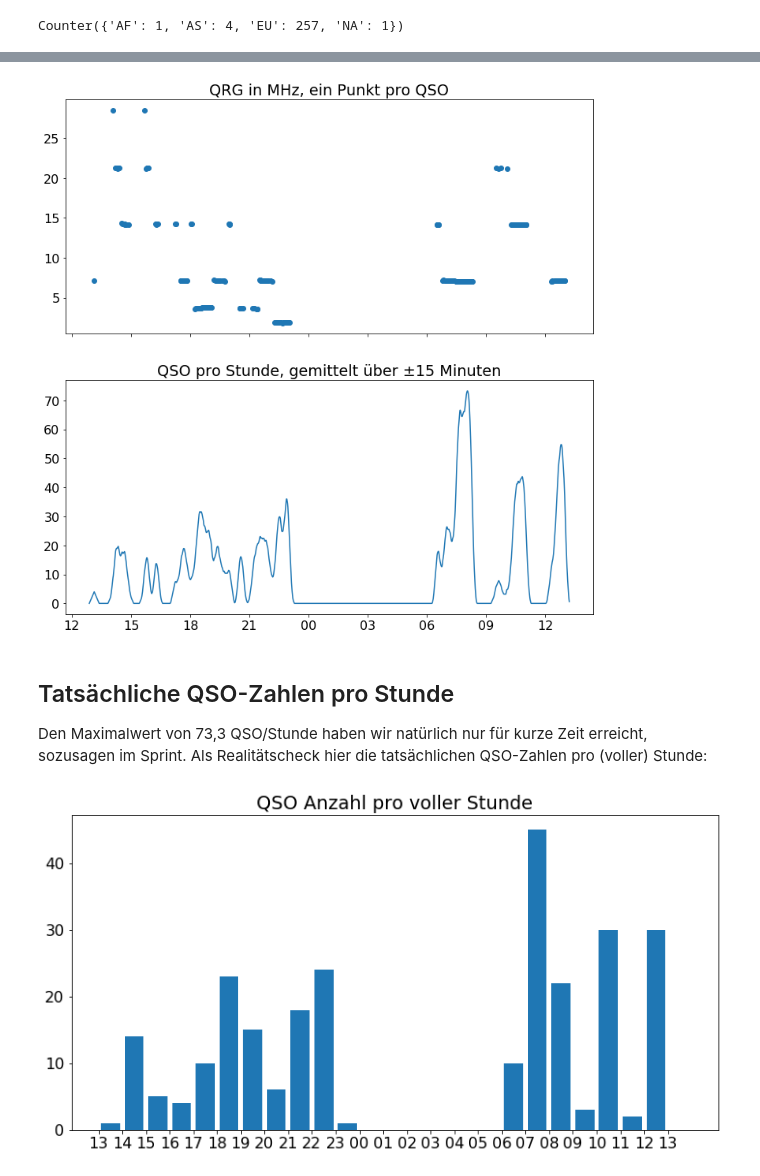
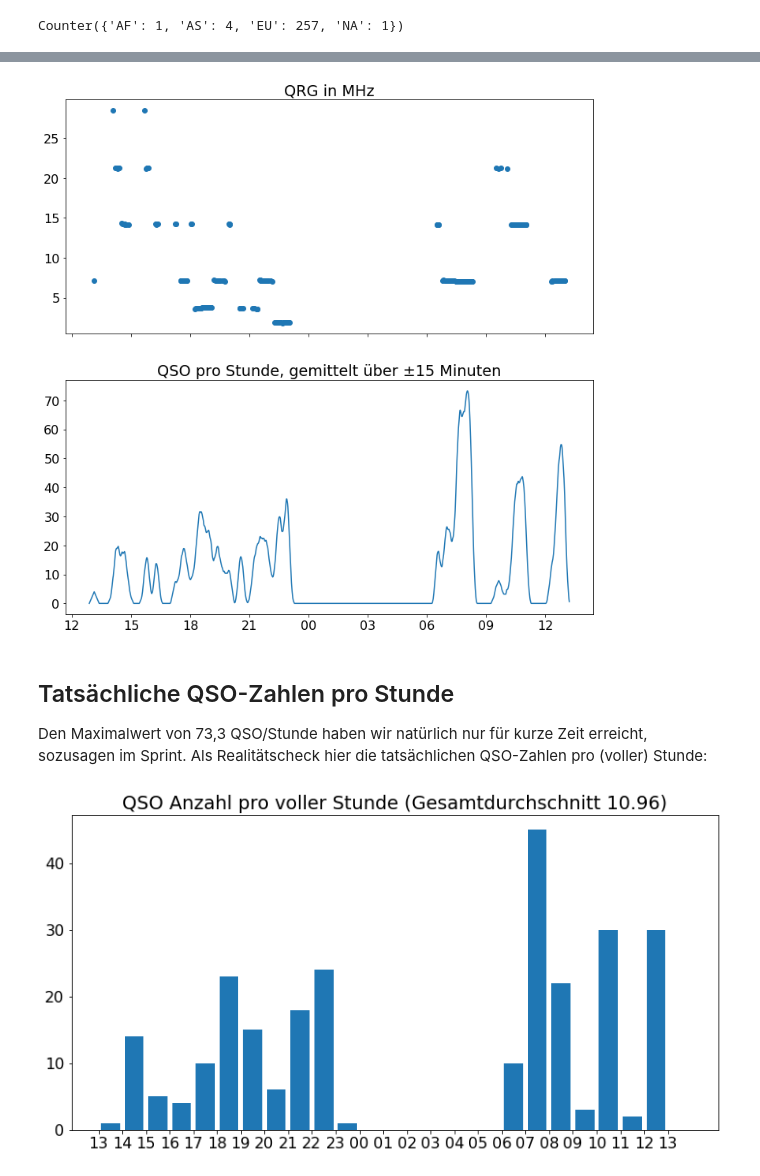
Before and after one commit to aknrdureegaesr/iaru-reg1-fd-dl0abt-2019, a Jupyter notebook: 2019-ssb-fd.ipynb, the cells around one changed output, grey strips where cells are left out. Drawn from its saved outputs; the diff is of its cells as text; code cells hidden in the pictures.

```diff
--- a/2019-ssb-fd.ipynb
+++ b/2019-ssb-fd.ipynb
@@ -173,13 +265,0 @@ Counter({'AF': 1, 'AS': 4, 'EU': 257, 'NA': 1})
-# %%
-l = len(qsos)
-if 2 < l:
-
-    def b2wer(b):
-        return 'DL0ABT' if b else 'QSO-Partner'
-
-    qsos[0]['cq'] = b2wer(qsos[0]['freq'] == qsos[1]['freq'])
-    qsos[l-1]['cq'] = b2wer(qsos[l-1]['freq'] == qsos[l-2]['freq'])
-    for i in range(1, l-1):
-        freq = qsos[i]['freq']
-        qsos[i]['cq'] = b2wer((qsos[i-1]['freq'] == freq) or (qsos[i+1]['freq'] == freq))
-    plot_by_selection(qsos, lambda qso: qso['cq'], 'CQ hat gerufen')
@@ -200,15 +327,4 @@ Allgemeineres Argument: Die Fläche unter der QSO-Raten-Linie (mathematisch: das
 # %%
-
-def timeon(qso):
-    date = qso['qso_date']
-    y = int(date[0:4])
-    mo = int(date[4:6])
-    d = int(date[6:8])
-    time = qso['time_on']
-    h = int(time[0:2])
-    mi = int(time[2:4])
-    s = int(time[4:6])
-    return datetime(y, mo, d, h, mi, s, tzinfo = timezone.utc)
 
 qsotimes = [timeon(qso) for qso in qsos]
 
@@ -241,7 +357,7 @@ fig, axs = plt.subplots(nrows = 2, figsize = [12,12], sharex = 'col')
 ax = axs[1]
 ax.set_title("QSO pro Stunde, gemittelt über ±15 Minuten")
 ax.plot_date(ts, rates, '-', xdate = True, ydate = False)
-axs[0].set_title("QRG in MHz, ein Punkt pro QSO")
+axs[0].set_title("QRG in MHz")
 axs[0].plot_date(qsotimes, [float(qso['freq']) for qso in qsos], 'o', xdate = True, ydate = False)
 ax.xaxis.set_major_formatter(DateFormatter('%H'))
 plt.show(block = True)
@@ -249,7 +365,7 @@ pass
 # Maximale QSO-Rate:
 # functools.reduce(lambda max, v: v if max < v else max, rates)
 # %% [output]
-[figure, old version]
+[figure, new version]
 # %% [markdown]
 ## Tatsächliche QSO-Zahlen pro Stunde
 
@@ -257,21 +373,21 @@ Den Maximalwert von 73,3 QSO/Stunde haben wir natürlich nur für kurze Zeit err
 # %%
 one_hour = timedelta(minutes=60)
 test_start = datetime(2019, 9, 7, 13, 0, 0, tzinfo = timezone.utc)
 ind = [i for i in range(0, 25)]
 hours = [test_start + one_hour * i for i in ind]
 def qsos_that_hour(hour):
     def inc_if_in_hour(count, qsotime):
         if hour <= qsotime and qsotime < hour + one_hour:
             return count + 1
         else:
             return count
     return functools.reduce(inc_if_in_hour, qsotimes, 0)
 qsos_per_hour = [qsos_that_hour(hour) for hour in hours]
 fig, axs = plt.subplots(figsize = [12, 6])
 plt.bar([i + 0.5 for i in ind], qsos_per_hour)
-plt.title("QSO Anzahl pro voller Stunde")
+plt.title("QSO Anzahl pro voller Stunde (Gesamtdurchschnitt {:5.2f})".format(l / 24.0))
 plt.xticks(ind, [h.strftime('%H') for h in hours])
 plt.show()
 pass
 # %% [output]
-[figure, old version]
+[figure, new version]
```
Also changed, not shown: parts of 22 cells of this notebook, 2 other files.
